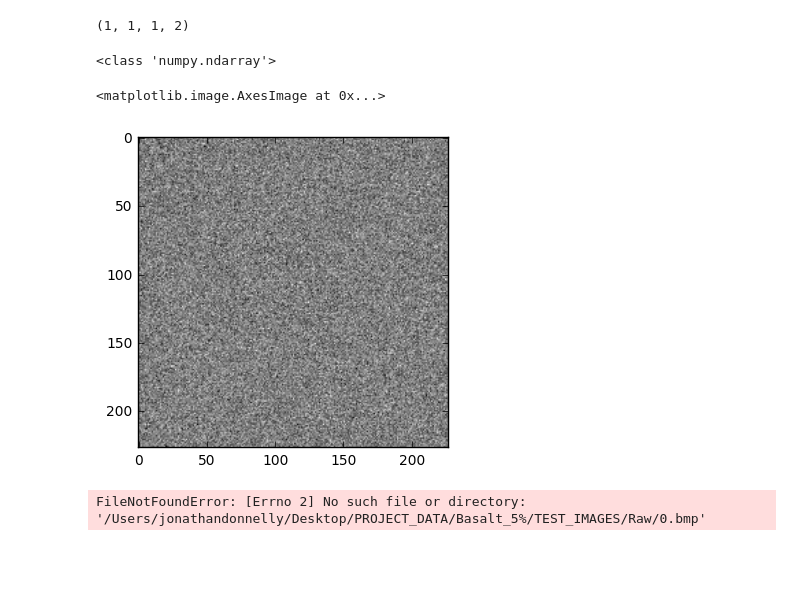
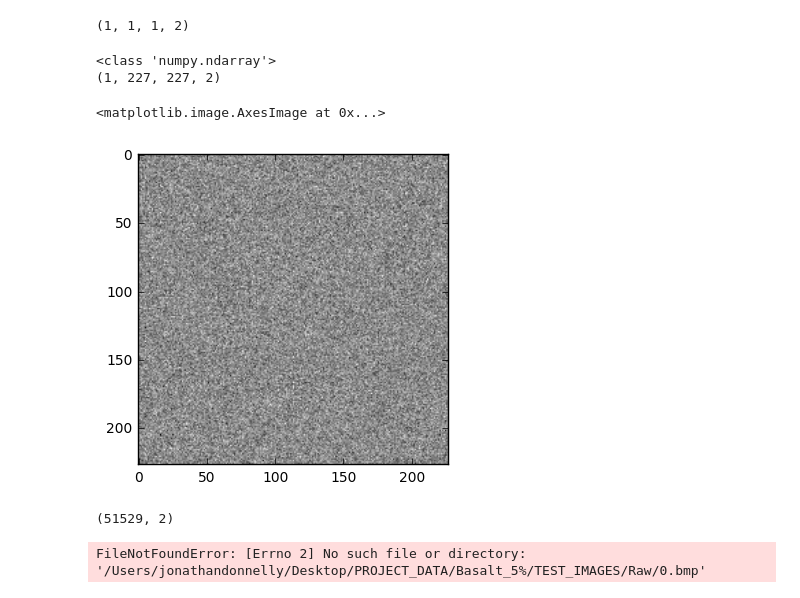
Before and after one commit to JDonnelly1/Deconvolutional_AlexNet, a Jupyter notebook: Deconvolutional_AlexNet.ipynb, the cells around one changed output. Saved outputs shown, nothing was run; the diff lists cells and outputs as text; code cells hidden in the pictures; blank space fills up the shorter version.

Commit message:
Data feed added
Still need to filter out the blurry examples in the training data to
match the labels.

```diff
--- a/Deconvolutional_AlexNet.ipynb
+++ b/Deconvolutional_AlexNet.ipynb
@@ -319,35 +327,36 @@ with tf.name_scope('Upsampling_layer'):
     conv_up = tf.nn.conv2d_transpose(conv_BL, Filter_UP, output_shape = output_shape, strides = strides, padding='VALID')
 
 
 init = tf.global_variables_initializer()
 sess = tf.Session()
 sess.run(init)
 
 
 
 
 #print(w.get_shape)
 #print(conv_BL.get_shape)
 #print(conv_up.get_shape)
 
 
 
 upsample = (sess.run(conv_up, feed_dict={x: image_4d})) # feed in the output from the previous layer
 upsample.shape
 
 print(type(upsample))
-upsample.dtype
+print(upsample.shape)
 
 
 test = np.squeeze(upsample)
 #print(tyßpe(test))
 #test.get_shape()
 
 plt.imshow(test[:,:,0], cmap = 'gray')
 # %% [output]
 <class 'numpy.ndarray'>
+(1, 227, 227, 2)
 <matplotlib.image.AxesImage at 0x...>
-[figure, old version]
+[figure, new version]
 # %%
 
 
@@ -425,3 +391,14 @@ with tf.Session() as sess:
+# %%
+logits = tf.reshape(conv_up, [-1, num_labels])
+
+init = tf.global_variables_initializer()
+sess = tf.Session()
+sess.run(init)
+
+logit_test = (sess.run(logits, feed_dict={x: image_4d}))
+logit_test.shape
+# %% [output]
+(51529, 2)
 # %%
 from skimage import transform as tran
 
```
Also changed, not shown: parts of 7 cells of this notebook.
